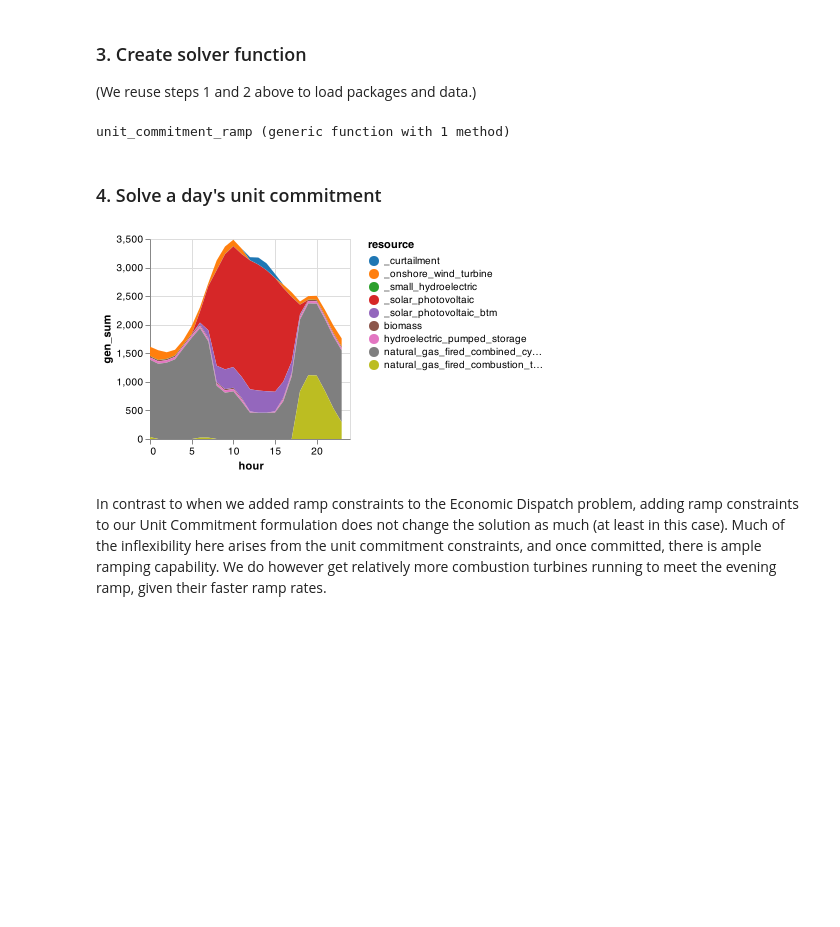
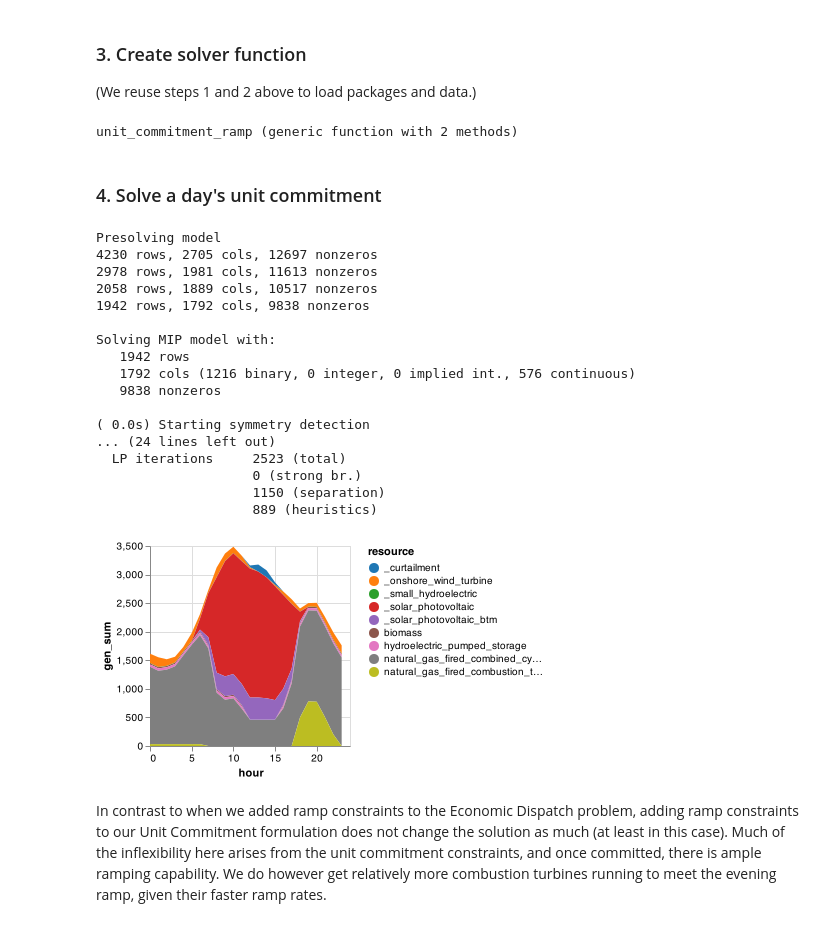
Before and after one commit to Power-Systems-Optimization-Course/power-systems-optimization, a Jupyter notebook: Notebooks/05-Unit-Commitment.ipynb, the cells around one changed output. Saved outputs shown, nothing was run; the diff lists cells and outputs as text; code cells hidden in the pictures; blank space fills up the shorter version.

```diff
--- a/Notebooks/05-Unit-Commitment.ipynb
+++ b/Notebooks/05-Unit-Commitment.ipynb
@@ -331,0 +311,24 @@ solution = unit_commitment_simple(gen_df_sens, loads_multi, gen_variable_multi);
+# %%
+# A spring day
+n=100
+T_period = (n*24+1):((n+1)*24)
+
+# High solar case: 3,500 MW
+gen_df_sens = copy(gen_df)
+gen_df_sens[gen_df_sens.resource .== "solar_photovoltaic",
+    :existing_cap_mw] .= 3500
+
+loads_multi = loads[in.(loads.hour,Ref(T_period)),:]
+gen_variable_multi = gen_variable_long[in.(gen_variable_long.hour,Ref(T_period)),:]
+
+# Note we reduce the MIP gap tolerance threshold here to increase tractability
+# Here we set it to a 1% gap (mip_gap=0.01), meaning that we will terminate once we have
+# a feasible integer solution guaranteed to be within 1% of the objective
+# function value of the optimal solution (e.g. the upper and lower bound are within 1% of
+# each other as HiGHS traverses the branch and bound tree).
+# HiGHS's default MIP gap is 0.0001 (0.01%), which can take a longer time for
+# any complex problem. So it is important to set this to a realistic value.
+# For a list of all solver options implemented via HiGHS.jl see
+# https://github.com/jump-dev/HiGHS.jl
+solution = unit_commitment_simple(
+    gen_df_sens, loads_multi, gen_variable_multi, 0.01); #1% MIP Gap
@@ -414,10 +435,11 @@ Inputs:
     gen_df -- dataframe with generator info
     loads  -- load by time
     gen_variable -- capacity factors of variable generators (in "long" format)
+    mip_gap -- desired relative MIP gap to pass to solver
 =#
-function unit_commitment_ramp(gen_df, loads, gen_variable)
-    UC = Model(GLPK.Optimizer)
-    set_optimizer_attribute(UC, "mip_gap", 0.01) #1% MIP gap
+function unit_commitment_ramp(gen_df, loads, gen_variable, mip_gap)
+    UC = Model(HiGHS.Optimizer)
+    set_optimizer_attribute(UC, "mip_rel_gap", mip_gap)
 
     # Define sets based on data
     # Note the creation of several different sets of generators for use in
@@ -543,11 +565,12 @@ function unit_commitment_ramp(gen_df, loads, gen_variable)
 
 end
 # %% [output]
-unit_commitment_ramp (generic function with 1 method)
+unit_commitment_ramp (generic function with 2 methods)
 # %% [markdown]
 ### 4. Solve a day's unit commitment
 # %%
-solution = unit_commitment_ramp(gen_df_sens, loads_multi, gen_variable_multi);
+solution = unit_commitment_ramp(
+    gen_df_sens, loads_multi, gen_variable_multi, 0.01); # 1% MIP gap
 
 # Add in BTM solar and curtailment and plot results
 
@@ -556,34 +579,51 @@ sol_gen = innerjoin(solution.gen,
                     on = :r_id)
 sol_gen = combine(groupby(sol_gen, [:resource, :hour]),
             :gen => sum)
 
 # Rename generators (for plotting purposes)
 sol_gen[sol_gen.resource .== "solar_photovoltaic", :resource] .= "_solar_photovoltaic"
 sol_gen[sol_gen.resource .== "onshore_wind_turbine", :resource] .= "_onshore_wind_turbine"
 sol_gen[sol_gen.resource .== "small_hydroelectric", :resource] .= "_small_hydroelectric"
 
 # BTM solar
 btm = DataFrame(resource = repeat(["_solar_photovoltaic_btm"]; outer=length(T_period)),
     hour = T_period,
     gen_sum = gen_variable_multi[gen_variable_multi.gen_full .== "wec_sdge_solar_photovoltaic_1.0",:cf] * 600)
 append!(sol_gen, btm)
 
 # Curtailment
 curtail = combine(groupby(solution.curtail, [:hour]),
             :curt => sum)
 curtail[!, :resource] .= "_curtailment"
 rename!(curtail, :curt_sum => :gen_sum)
 append!(sol_gen, curtail[:,[:resource, :hour, :gen_sum]])
 
 # Rescale hours
 sol_gen.hour = sol_gen.hour .- T_period[1]
 
 sol_gen |>
 @vlplot(:area,
     x=:hour, y={:gen_sum, stack=:zero},
     color={"resource:n", scale={scheme="category10"}})
 # %% [output]
+Presolving model
+4230 rows, 2705 cols, 12697 nonzeros
+2978 rows, 1981 cols, 11613 nonzeros
+2058 rows, 1889 cols, 10517 nonzeros
+1942 rows, 1792 cols, 9838 nonzeros
+
+Solving MIP model with:
+   1942 rows
+   1792 cols (1216 binary, 0 integer, 0 implied int., 576 continuous)
+   9838 nonzeros
+
+( 0.0s) Starting symmetry detection
+... (24 lines left out)
+  LP iterations     2523 (total)
+                    0 (strong br.)
+                    1150 (separation)
+                    889 (heuristics)
-[figure, old version]
+[figure, new version]
 # %% [markdown]
 In contrast to when we added ramp constraints to the Economic Dispatch problem, adding ramp constraints to our Unit Commitment formulation does not change the solution as much (at least in this case). Much of the inflexibility here arises from the unit commitment constraints, and once committed, there is ample ramping capability. We do however get relatively more combustion turbines running to meet the evening ramp, given their faster ramp rates.
 # %%
```
Also changed, not shown: parts of 13 cells of this notebook.
